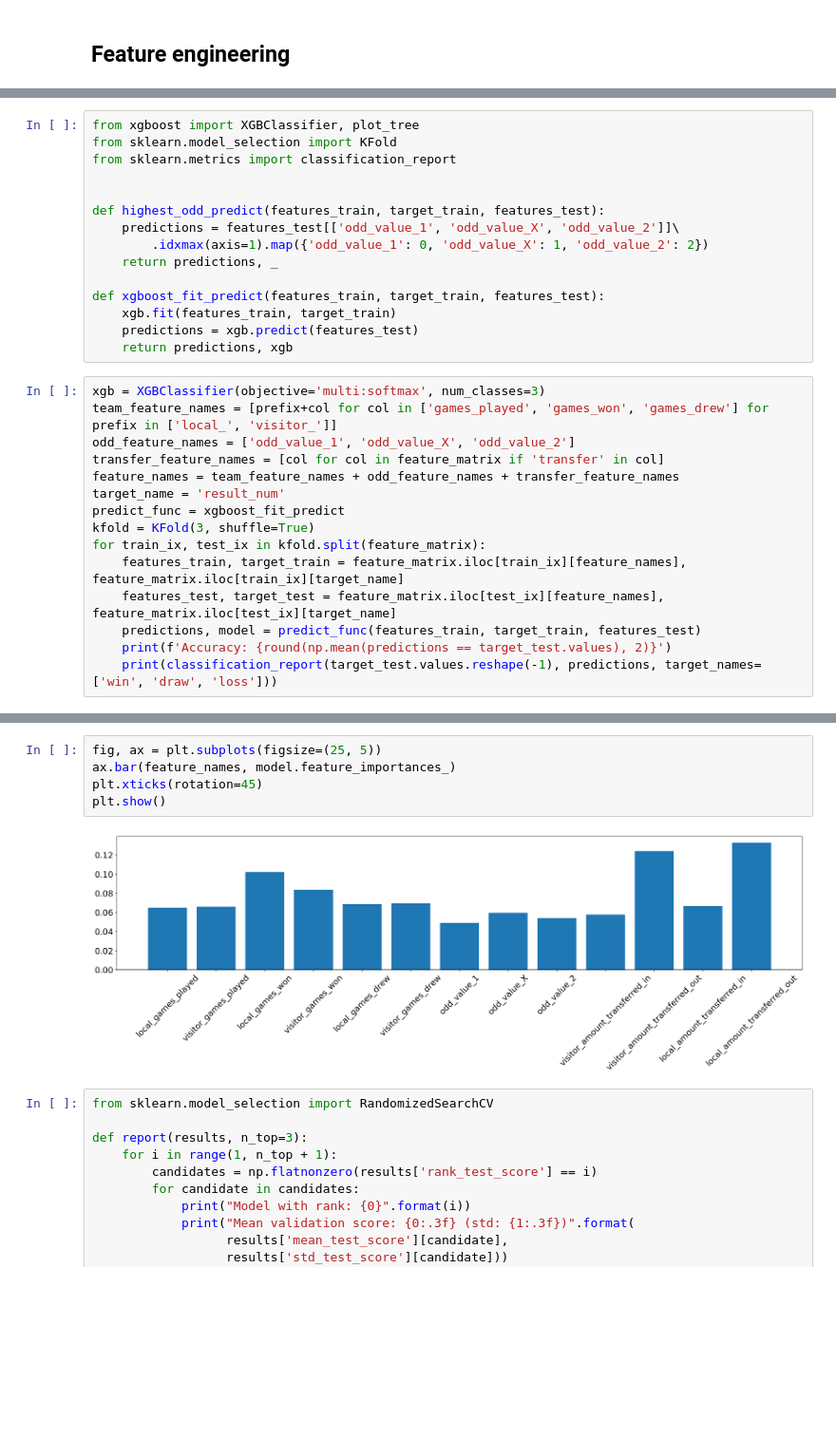
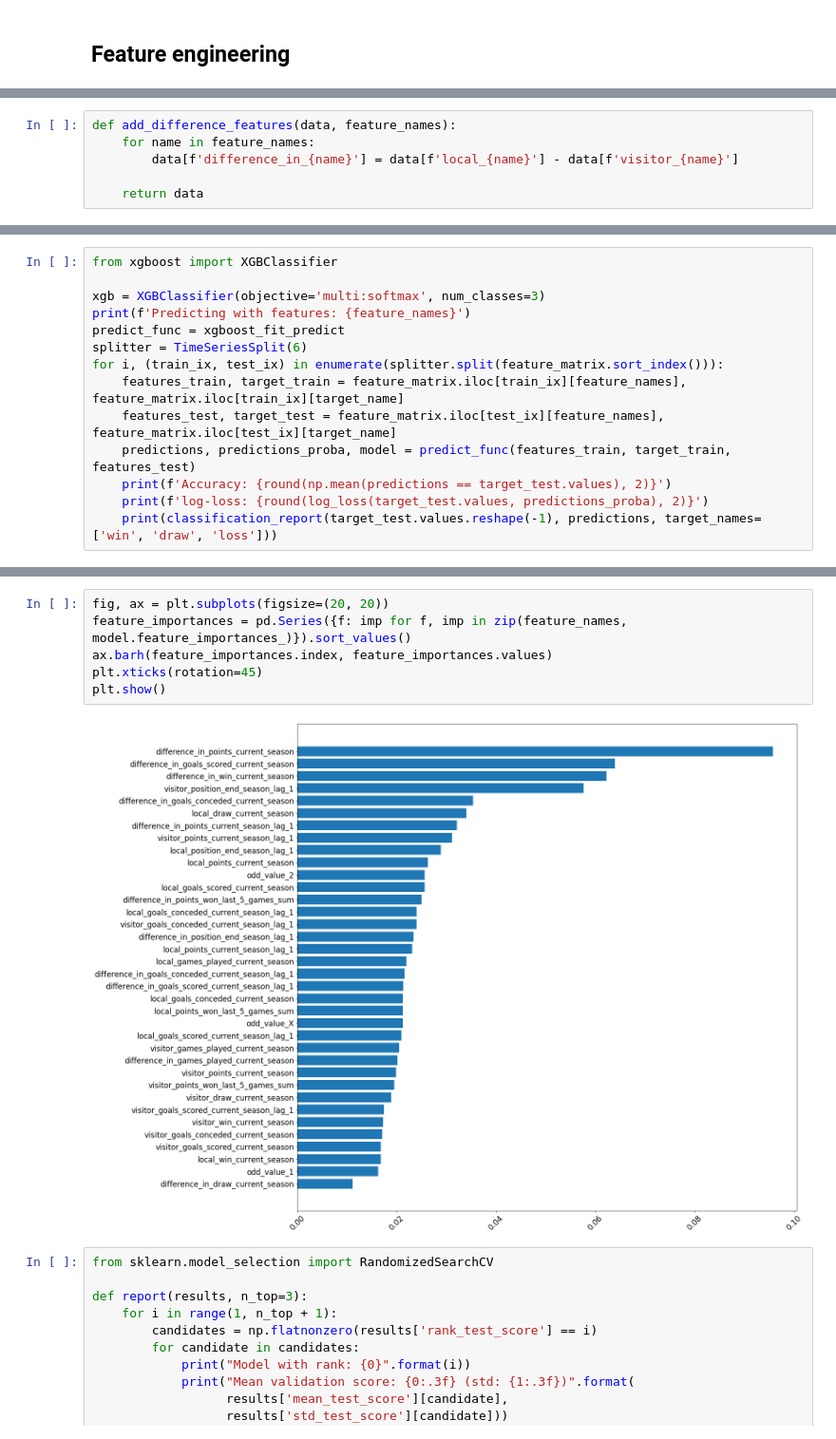
Before and after one commit to javiermas/soccer-predictions, a Jupyter notebook: notebooks/jma_05_modelling.ipynb, the cells around one changed output, grey strips where cells are left out. Shown at 95% size. Cells and saved outputs as stored; diff of their text form; blank space fills up the shorter version.

```diff
--- a/notebooks/jma_05_modelling.ipynb
+++ b/notebooks/jma_05_modelling.ipynb
@@ -87 +132,7 @@ False
+# %%
+def add_difference_features(data, feature_names):
+    for name in feature_names:
+        data[f'difference_in_{name}'] = data[f'local_{name}'] - data[f'visitor_{name}']
+
+    return data
 # %%
@@ -185,31 +224,15 @@ dtype: float64
-# %%
-from xgboost import XGBClassifier, plot_tree
-from sklearn.model_selection import KFold
-from sklearn.metrics import classification_report
-
-
-def highest_odd_predict(features_train, target_train, features_test):
-    predictions = features_test[['odd_value_1', 'odd_value_X', 'odd_value_2']]\
-        .idxmax(axis=1).map({'odd_value_1': 0, 'odd_value_X': 1, 'odd_value_2': 2})
-    return predictions, _
-
-def xgboost_fit_predict(features_train, target_train, features_test):
-    xgb.fit(features_train, target_train)
-    predictions = xgb.predict(features_test)
-    return predictions, xgb
 # %%
+from xgboost import XGBClassifier
+
 xgb = XGBClassifier(objective='multi:softmax', num_classes=3)
-team_feature_names = [prefix+col for col in ['games_played', 'games_won', 'games_drew'] for prefix in ['local_', 'visitor_']]
-odd_feature_names = ['odd_value_1', 'odd_value_X', 'odd_value_2']
-transfer_feature_names = [col for col in feature_matrix if 'transfer' in col]
-feature_names = team_feature_names + odd_feature_names + transfer_feature_names
-target_name = 'result_num'
+print(f'Predicting with features: {feature_names}')
 predict_func = xgboost_fit_predict
-kfold = KFold(3, shuffle=True)
-for train_ix, test_ix in kfold.split(feature_matrix):
+splitter = TimeSeriesSplit(6)
+for i, (train_ix, test_ix) in enumerate(splitter.split(feature_matrix.sort_index())):
     features_train, target_train = feature_matrix.iloc[train_ix][feature_names], feature_matrix.iloc[train_ix][target_name]
     features_test, target_test = feature_matrix.iloc[test_ix][feature_names], feature_matrix.iloc[test_ix][target_name]
-    predictions, model = predict_func(features_train, target_train, features_test)
+    predictions, predictions_proba, model = predict_func(features_train, target_train, features_test)
     print(f'Accuracy: {round(np.mean(predictions == target_test.values), 2)}')
+    print(f'log-loss: {round(log_loss(target_test.values, predictions_proba), 2)}')
     print(classification_report(target_test.values.reshape(-1), predictions, target_names=['win', 'draw', 'loss']))
 # %% [output]
@@ -233,10 +256,11 @@ weighted avg       0.49      0.52      0.48       633
 # %%
-fig, ax = plt.subplots(figsize=(25, 5))
-ax.bar(feature_names, model.feature_importances_)
+fig, ax = plt.subplots(figsize=(20, 20))
+feature_importances = pd.Series({f: imp for f, imp in zip(feature_names, model.feature_importances_)}).sort_values()
+ax.barh(feature_importances.index, feature_importances.values)
 plt.xticks(rotation=45)
 plt.show()
 # %% [output]
-[figure, old version]
+[figure, new version]
 # %%
 from sklearn.model_selection import RandomizedSearchCV
 
```
Also changed, not shown: parts of 32 cells of this notebook.
